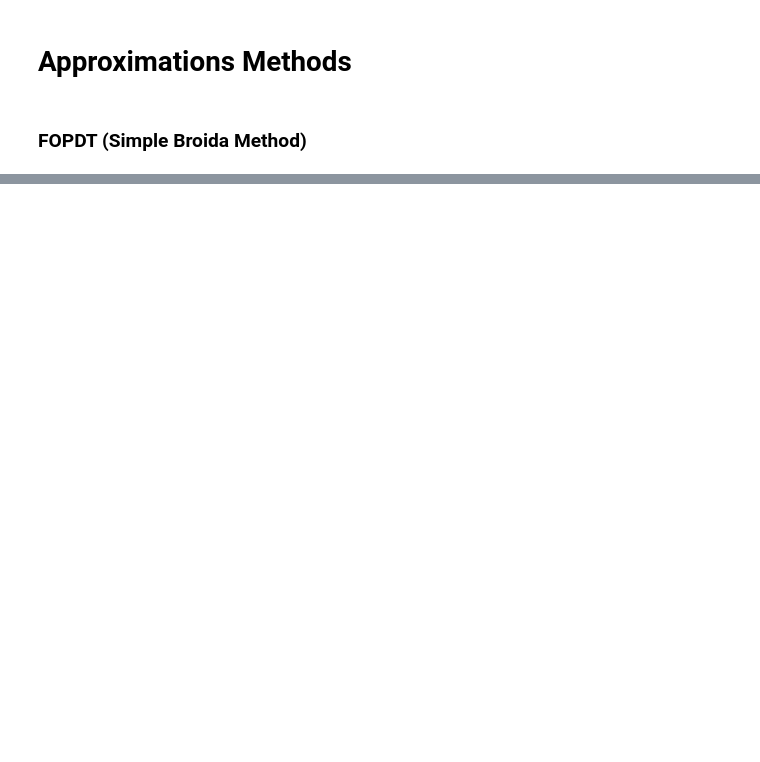
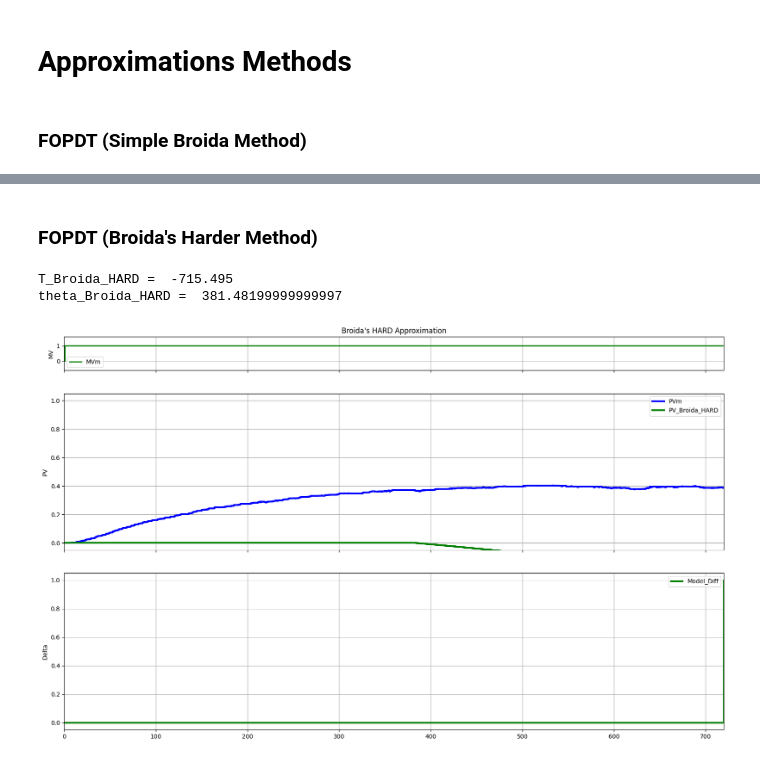
Before and after one commit to Muten-Roshi-Sama/TCLab_PID_Controller_FeedForward, a Jupyter notebook: Visualization_Code/My_Simulation_OLP.ipynb, the cells around one changed output, grey strips where cells are left out. Saved outputs shown, nothing was run; the diff lists cells and outputs as text; code cells hidden in the pictures; blank space fills up the shorter version.

```diff
--- a/Visualization_Code/My_Simulation_OLP.ipynb
+++ b/Visualization_Code/My_Simulation_OLP.ipynb
@@ -137,0 +130,65 @@ ax3.grid()
+# %% [markdown]
+### FOPDT (Broida's Harder Method)
+# %%
+# T = T_g and theta = T_u
+Kp_Broida_HARD = Kp
+T_Broida_HARD = 5.5 * (T2 - T1)
+theta_Broida_HARD = 2.8*T1 - 1.8*T2
+print('T_Broida_HARD = ', T_Broida_HARD)
+print('theta_Broida_HARD = ', theta_Broida_HARD)
+
+#FOPDT(MV,Kp,T,theta,Ts,MVInit=0,PVInit=0,method='EBD'):
+PV_Broida_HARD = FOPDT(MV=MVm, Kp=Kp_Broida_HARD, T=T_Broida_HARD, theta=theta_Broida_HARD, Ts=Ts, PVInit=0, method='EBD')
+
+
+#============PLOT===========================
+fig, (ax1, ax2, ax3) = plt.subplots(nrows=3,ncols=1, sharex='col', gridspec_kw={'height_ratios': [1.5, 7, 7]})
+fig.set_figheight(12)
+fig.set_figwidth(20)
+
+ax1.set_title("Broida's HARD Approximation")
+
+#--MV
+limSup = 1.5
+limInf = -0.5
+l1, = ax1.step([0,TSim], [limInf,limSup], 'green',linewidth=2, label='MVm', where="post")
+ax1.set_ylabel('MV')
+ax1.legend (loc='best')
+
+#----PV
+limSup = 1
+limInf = 0
+l2, = ax2.step([0, TSim], [limInf,limSup], 'blue', linewidth=3, label='PVm', where='post')
+l3, = ax2.step([0, TSim], [limInf,limSup], 'green', linewidth=3, label='PV_Broida_HARD', where='post')
+ax2.set_ylabel('PV')
+ax2.legend (loc='best')
+
+#---Model_Diff
+limSup = 1
+limInf = 0
+l4, = ax3.step([0, TSim], [limInf,limSup], 'green', linewidth=3, label='Model_Diff', where='post')
+ax3.set_ylabel('Delta')
+ax3.legend (loc='best')
+
+
+#-----Set Data-----
+l1.set_data(tm, MVm)
+
+l2.set_data(tm,PVm)
+l3.set_data(tm, PV_Broida_HARD)
+
+# l4.set_data(tm,MVI)
+
+
+tMax = len(tm)
+ax1.set_xlim(0, tMax)
+ax2.set_xlim(0, tMax)
+ax3.set_xlim(0, tMax)
+
+ax1.grid()
+ax2.grid()
+ax3.grid()
+# %% [output]
+T_Broida_HARD =  -715.495
+theta_Broida_HARD =  381.48199999999997
+[figure, added]
```
Also changed, not shown: parts of 6 cells of this notebook.
